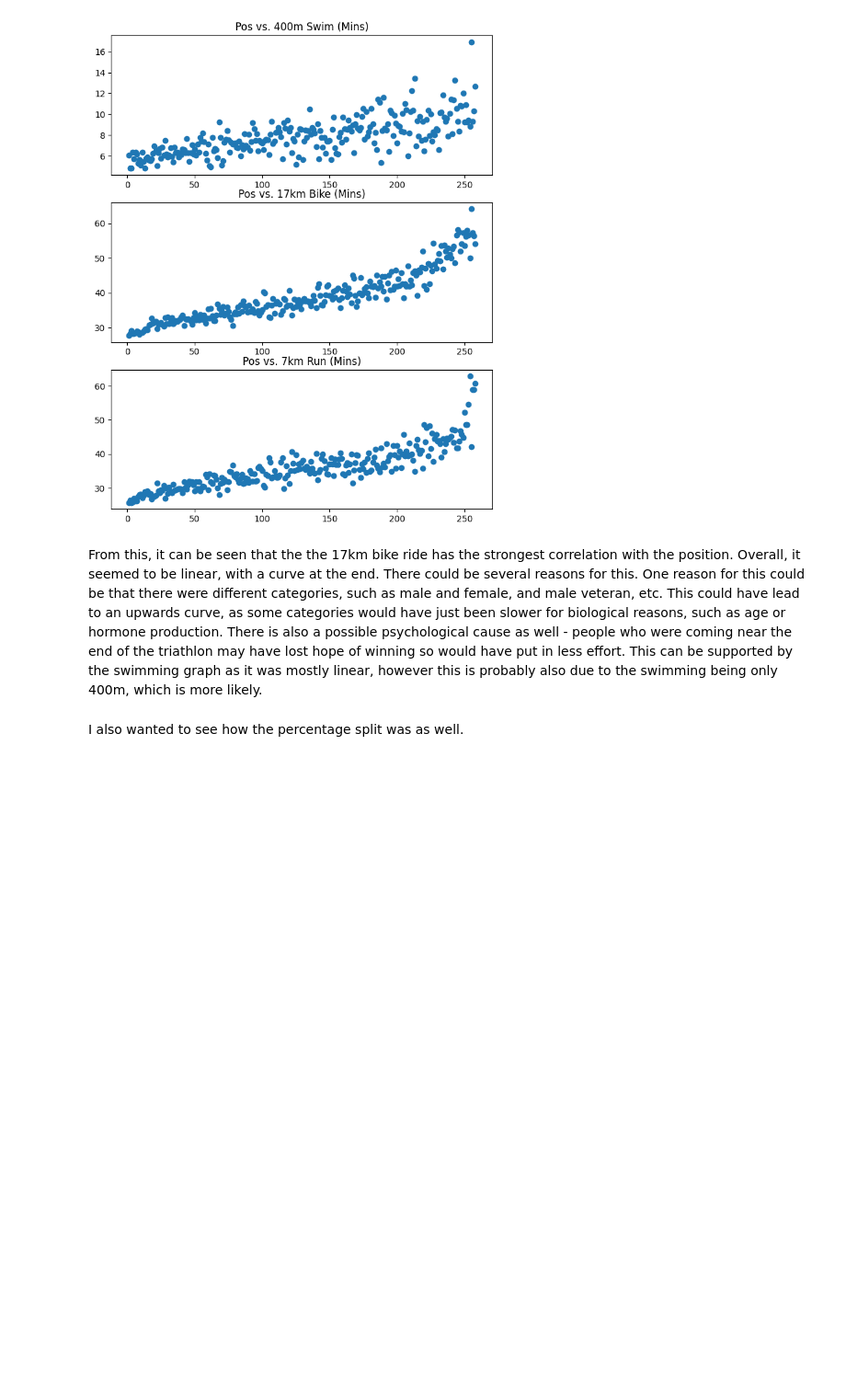
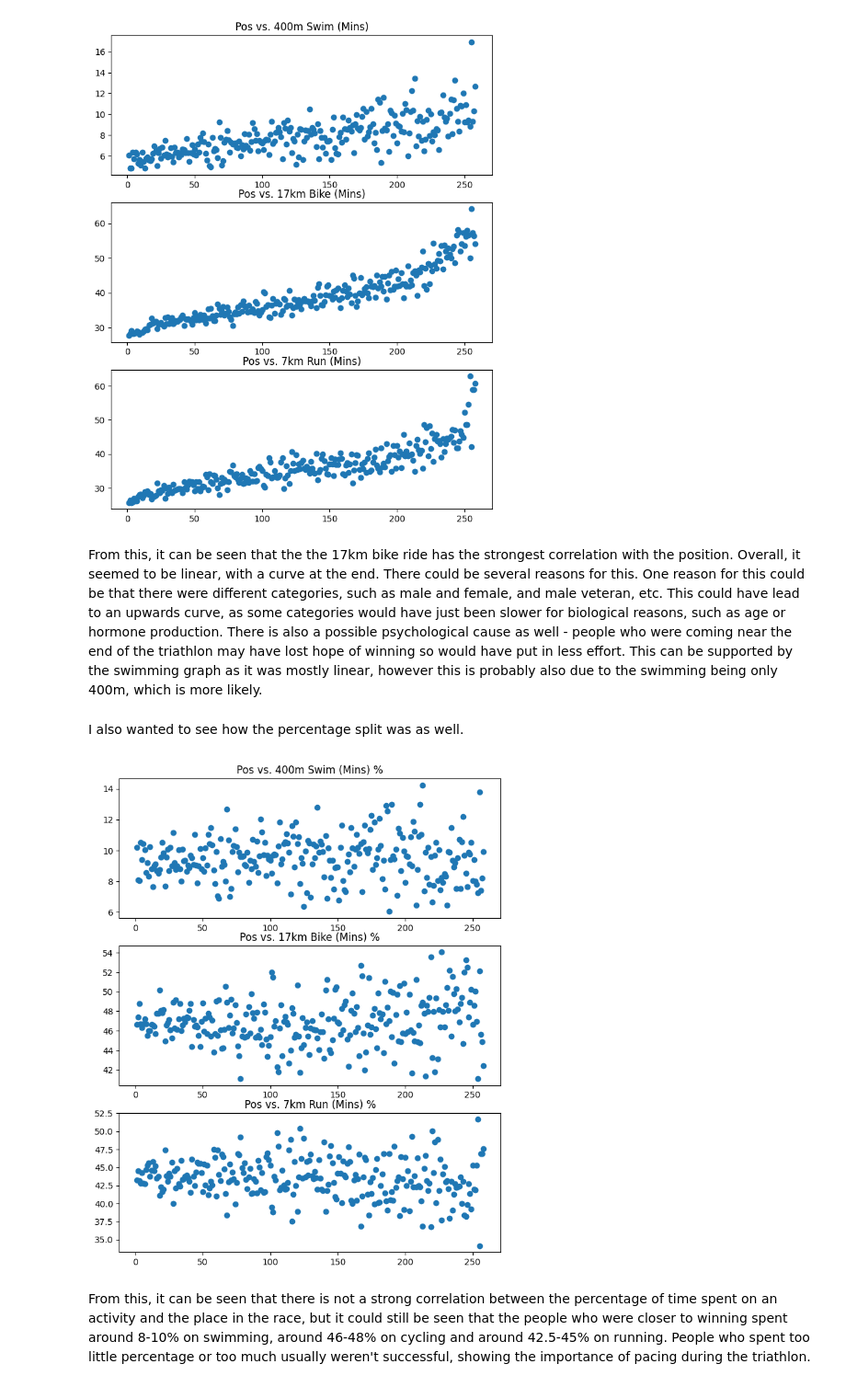
Before and after one commit to TheKonamiKoder/Triathalon, a Jupyter notebook: triathalon.ipynb, the cells around one changed output. Shown at 92% size. Cells and saved outputs as stored; diff of their text form; code cells hidden in the pictures; blank space fills up the shorter version.

```diff
--- a/triathalon.ipynb
+++ b/triathalon.ipynb
@@ -101,10 +101,14 @@ I also wanted to see how the percentage split was as well.
 # %%
 percentage_split_2d = plt.figure(figsize=(8, 10))
 
 for index, col in enumerate(list(df.columns)[2:5]):
-    ax = time_split_2d.add_subplot(3, 1, index + 1)
-    ax.set_title(f'Pos vs. {col}')
+    ax = percentage_split_2d.add_subplot(3, 1, index + 1)
+    ax.set_title(f'Pos vs. {col} %')
     ax.scatter(
         x=df['Pos'],
-        y=df[col] / df['Overall (Mins)'],
+        y=df[col] / df['Overall (Mins)'] * 100,
     )
+# %% [output]
+[figure, added]
+# %% [markdown]
+From this, it can be seen that there is not a strong correlation between the percentage of time spent on an activity and the place in the race, but it could still be seen that the people who were closer to winning spent around 8-10% on swimming, around 46-48% on cycling and around 42.5-45% on running. People who spent too little percentage or too much usually weren't successful, showing the importance of pacing during the triathlon.
```
Also changed, not shown: parts of 3 cells of this notebook, 1 other file.
